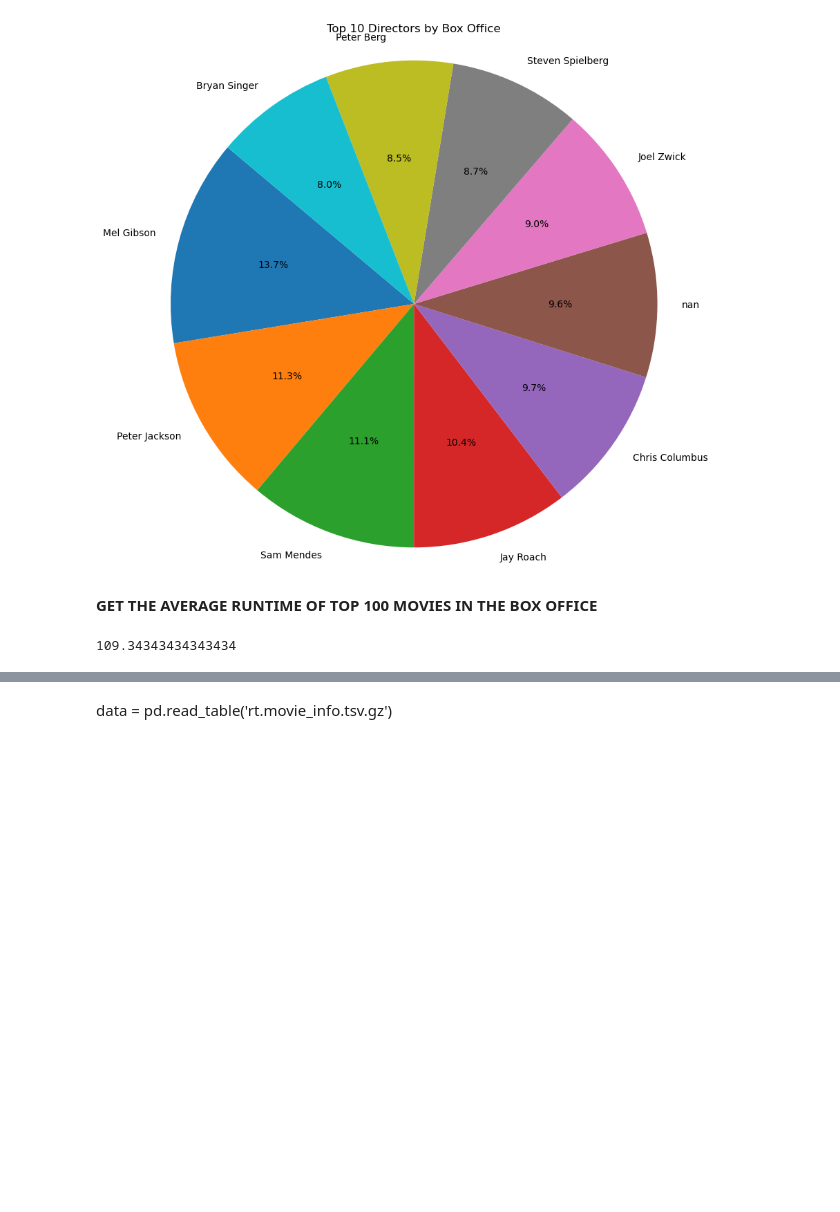
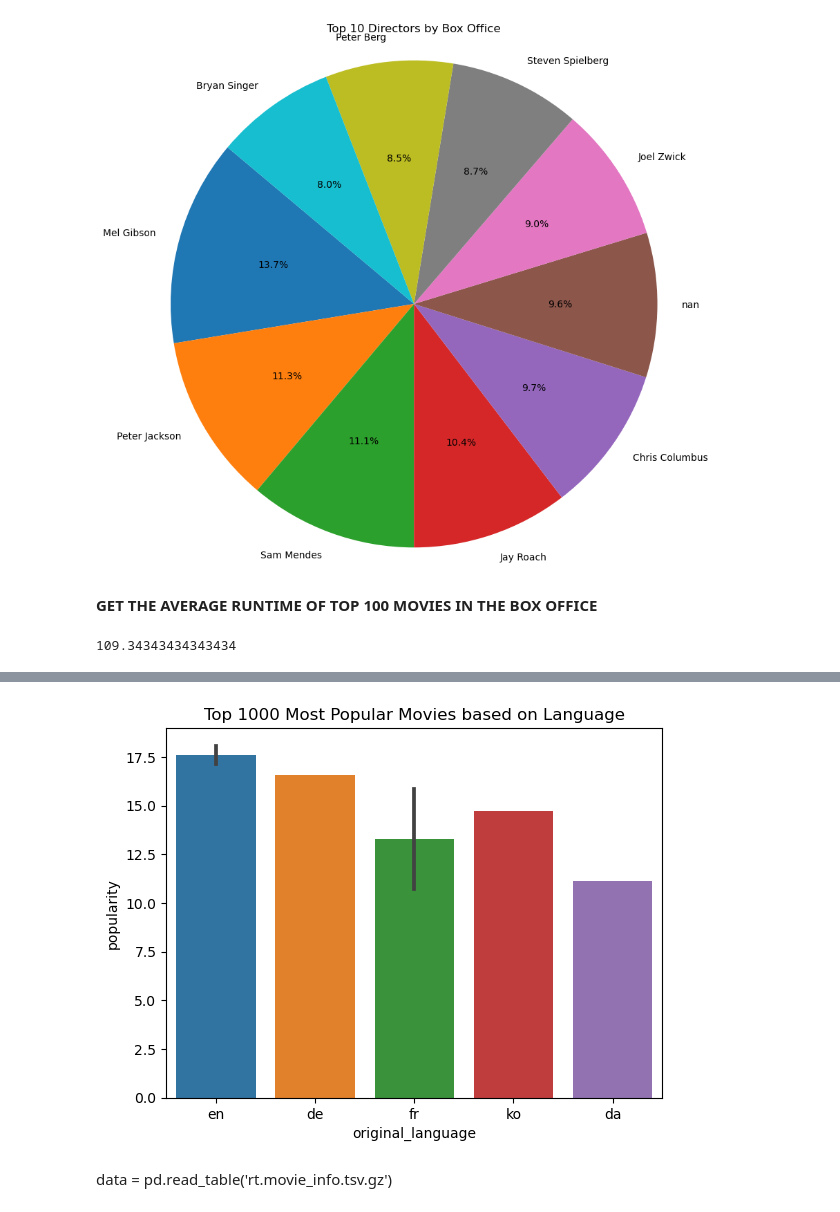
Before and after one commit to ISAACKW/PHASE1_PROJECT, a Jupyter notebook: index.ipynb, the cells around one changed output, grey strips where cells are left out. Cells and saved outputs as stored; diff of their text form; code cells hidden in the pictures; blank space fills up the shorter version.

```diff
--- a/index.ipynb
+++ b/index.ipynb
@@ -233,0 +484,2 @@ average_runtime
+# %%
+merged_df = pd.merge(df1, df2, on=['title'])
@@ -233,0 +521,5 @@ average_runtime
+# %%
+df = pd.DataFrame(merged_df)
+df['production_budget'] =  pd.to_numeric(df['production_budget'].str.replace(',', '').str.replace('$', ''))
+df['domestic_gross'] = pd.to_numeric(df['domestic_gross'].str.replace(',', '').str.replace('$', ''))
+df['worldwide_gross'] = pd.to_numeric(df['worldwide_gross'].str.replace(',', '').str.replace('$', ''))
@@ -233,0 +548,3 @@ average_runtime
+# %%
+df = pd.DataFrame(df)
+df.shape
@@ -233,0 +608,3 @@ average_runtime
+# %%
+top_1000_Pop_mvs = df.sort_values(by='popularity', ascending=False).head(1000)
+top_1000_Pop_mvs
@@ -234,2 +625,8 @@ average_runtime
+# %%
+sns.barplot( y= 'popularity', x = 'original_language', data = top_1000_Pop_mvs,)
+plt.title('Top 1000 Most Popular Movies based on Language')
+plt.show()
+# %% [output]
+[figure, added]
 # %% [markdown]
 data = pd.read_table('rt.movie_info.tsv.gz')
```
Also changed, not shown: parts of 67 cells of this notebook.
